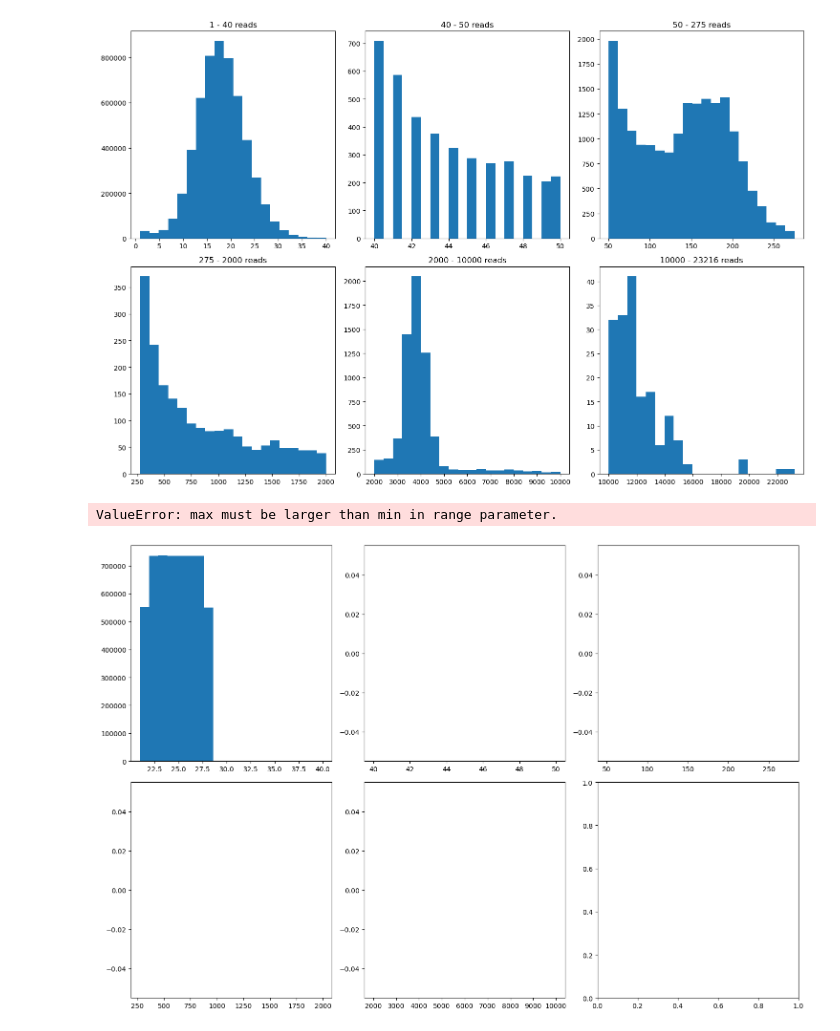
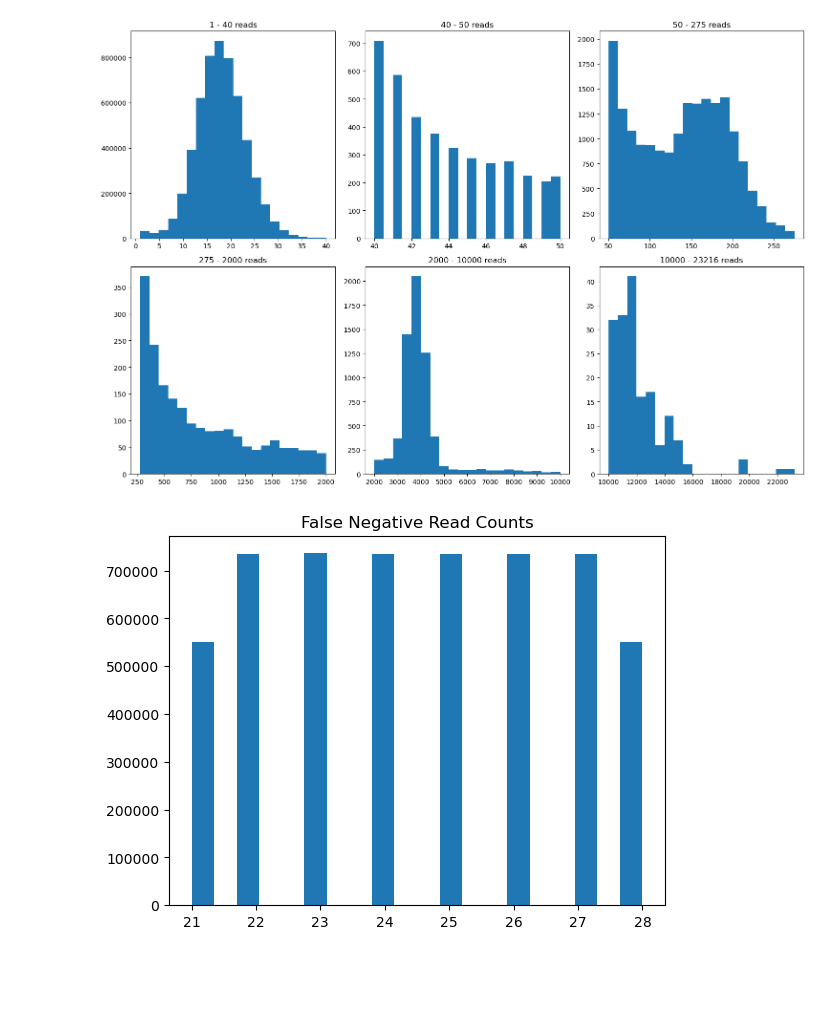
Before and after one commit to curtisjm/bioinformatics, a Jupyter notebook: data-simulation/graphing/depth_histogram.ipynb, the cells around one changed output. Cells and saved outputs as stored; diff of their text form; code cells hidden in the pictures; blank space fills up the shorter version.

```diff
--- a/data-simulation/graphing/depth_histogram.ipynb
+++ b/data-simulation/graphing/depth_histogram.ipynb
@@ -4,9 +4,11 @@ import numpy as np
 import pandas as pd
 # %%
 ORIGINAL_BED_FILE = "~/Desktop/D23_Col0_all_CpG.bed"
-SAMPLE_BED_FILE = "~/Desktop/D23_Col0_all_CpG_sample_0_ray.bed"
+FNEG_BED_FILE = "../simulated-data/D23_Col0_all_CpG_sample_0_ray.bed"
+FPOS_BED_FILE = "../simulated-data/false_pos_D23.bed"
 
 col_labels = ["chr", "start", "end", "uc", "mc", "prop"]
 original_bed_data = pd.read_csv(ORIGINAL_BED_FILE, sep='\t', names=col_labels, header=None)
-sample_bed_data = pd.read_csv(SAMPLE_BED_FILE, sep='\t', names=col_labels, header=None)
+fneg_bed_data = pd.read_csv(FNEG_BED_FILE, sep='\t', names=col_labels, header=None)
+fpos_bed_data = pd.read_csv(FPOS_BED_FILE, sep='\t', names=col_labels, header=None)
 # %%
@@ -46,7 +48,18 @@ plot_hist(original_bed_data)
 # %% [output]
 [figure]
-# %%
-plot_hist(sample_bed_data)
-# %% [output]
-ValueError: max must be larger than min in range parameter.
-[figure, removed]
+# %%
+def plot_single_hsit(bed_data, title):
+    read_counts = bed_data["uc"] + bed_data["mc"]
+    x_min = read_counts.min()
+    x_max = read_counts.max()
+
+    n_bins = 20
+
+    fig, ax = plt.subplots()
+    ax.hist(read_counts, bins=n_bins)
+    ax.set_title(title)
+    plt.show()
+# %%
+plot_single_hsit(fneg_bed_data, "False Negative Read Counts")
+# %% [output]
+[figure, added]
```
Also changed, not shown: parts of 3 cells of this notebook, 11 other files.
